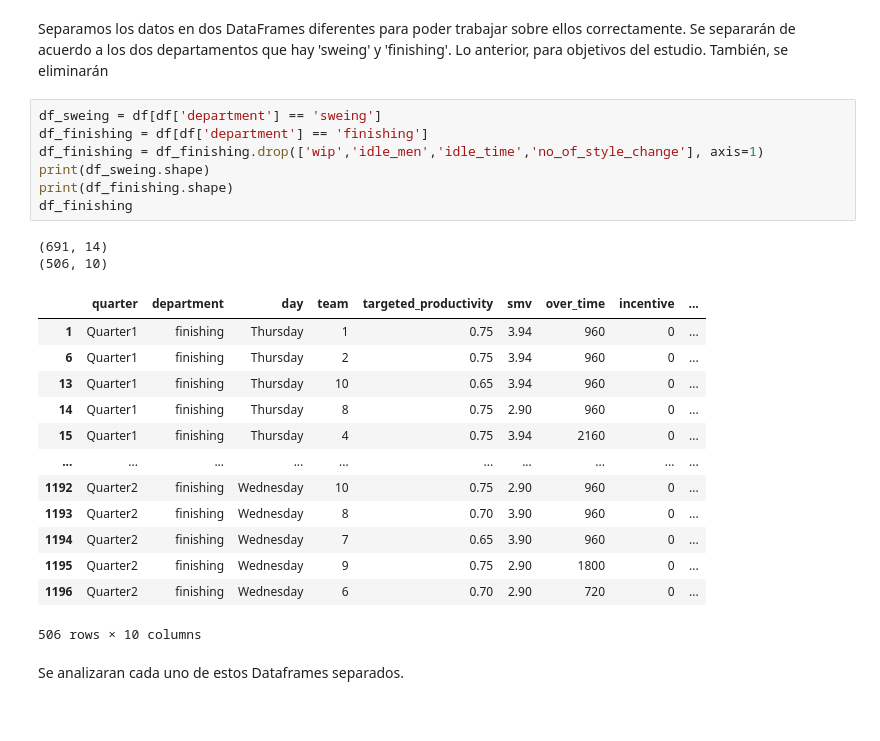
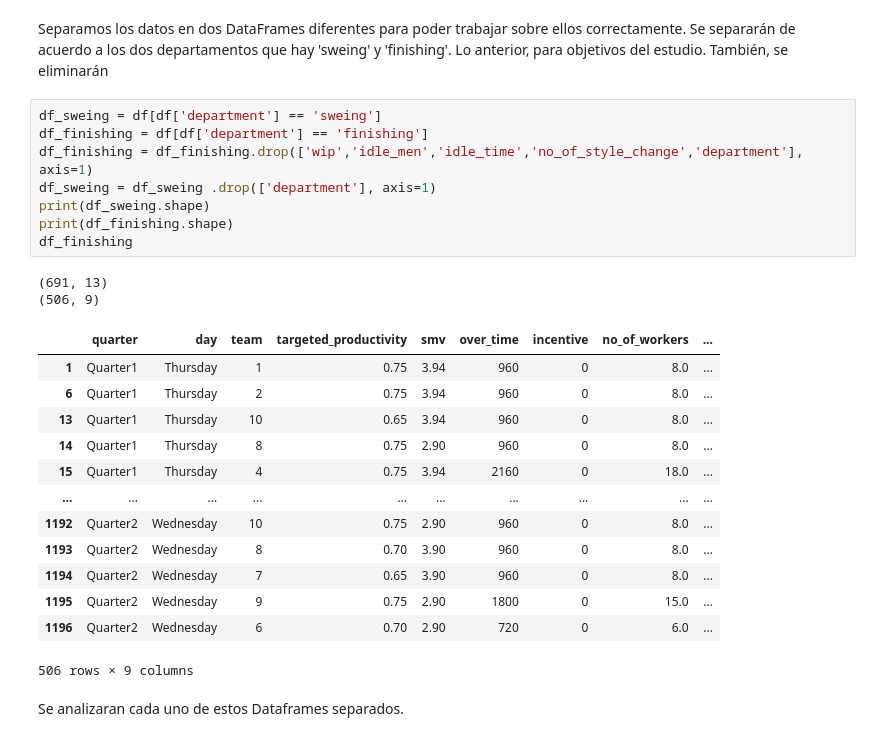
Before and after one commit to Casp21/P1-Analitica, a Jupyter notebook: filtrados.ipynb, the cells around one changed output. Saved outputs shown, nothing was run; the diff lists cells and outputs as text.

```diff
--- a/filtrados.ipynb
+++ b/filtrados.ipynb
@@ -127,26 +118,27 @@ Separamos los datos en dos DataFrames diferentes para poder trabajar sobre ellos
 # %%
 df_sweing = df[df['department'] == 'sweing']
 df_finishing = df[df['department'] == 'finishing']
-df_finishing = df_finishing.drop(['wip','idle_men','idle_time','no_of_style_change'], axis=1)
+df_finishing = df_finishing.drop(['wip','idle_men','idle_time','no_of_style_change','department'], axis=1)
+df_sweing = df_sweing .drop(['department'], axis=1)
 print(df_sweing.shape)
 print(df_finishing.shape)
 df_finishing
 # %% [output]
-(691, 14)
-(506, 10)
+(691, 13)
+(506, 9)
-|  | quarter | department | day | team | targeted_productivity | smv | over_time | incentive | ... |
-| 1 | Quarter1 | finishing | Thursday | 1 | 0.75 | 3.94 | 960 | 0 | ... |
-| 6 | Quarter1 | finishing | Thursday | 2 | 0.75 | 3.94 | 960 | 0 | ... |
-| 13 | Quarter1 | finishing | Thursday | 10 | 0.65 | 3.94 | 960 | 0 | ... |
-| 14 | Quarter1 | finishing | Thursday | 8 | 0.75 | 2.90 | 960 | 0 | ... |
-| 15 | Quarter1 | finishing | Thursday | 4 | 0.75 | 3.94 | 2160 | 0 | ... |
+|  | quarter | day | team | targeted_productivity | smv | over_time | incentive | no_of_workers | ... |
+| 1 | Quarter1 | Thursday | 1 | 0.75 | 3.94 | 960 | 0 | 8.0 | ... |
+| 6 | Quarter1 | Thursday | 2 | 0.75 | 3.94 | 960 | 0 | 8.0 | ... |
+| 13 | Quarter1 | Thursday | 10 | 0.65 | 3.94 | 960 | 0 | 8.0 | ... |
+| 14 | Quarter1 | Thursday | 8 | 0.75 | 2.90 | 960 | 0 | 8.0 | ... |
+| 15 | Quarter1 | Thursday | 4 | 0.75 | 3.94 | 2160 | 0 | 18.0 | ... |
 | ... | ... | ... | ... | ... | ... | ... | ... | ... | ... |
-| 1192 | Quarter2 | finishing | Wednesday | 10 | 0.75 | 2.90 | 960 | 0 | ... |
-| 1193 | Quarter2 | finishing | Wednesday | 8 | 0.70 | 3.90 | 960 | 0 | ... |
-| 1194 | Quarter2 | finishing | Wednesday | 7 | 0.65 | 3.90 | 960 | 0 | ... |
-| 1195 | Quarter2 | finishing | Wednesday | 9 | 0.75 | 2.90 | 1800 | 0 | ... |
-| 1196 | Quarter2 | finishing | Wednesday | 6 | 0.70 | 2.90 | 720 | 0 | ... |
+| 1192 | Quarter2 | Wednesday | 10 | 0.75 | 2.90 | 960 | 0 | 8.0 | ... |
+| 1193 | Quarter2 | Wednesday | 8 | 0.70 | 3.90 | 960 | 0 | 8.0 | ... |
+| 1194 | Quarter2 | Wednesday | 7 | 0.65 | 3.90 | 960 | 0 | 8.0 | ... |
+| 1195 | Quarter2 | Wednesday | 9 | 0.75 | 2.90 | 1800 | 0 | 15.0 | ... |
+| 1196 | Quarter2 | Wednesday | 6 | 0.70 | 2.90 | 720 | 0 | 6.0 | ... |
-506 rows × 10 columns
+506 rows × 9 columns
 # %% [markdown]
 Se analizaran cada uno de estos Dataframes separados.
 # %% [markdown]
```
Also changed, not shown: parts of 21 cells of this notebook.
